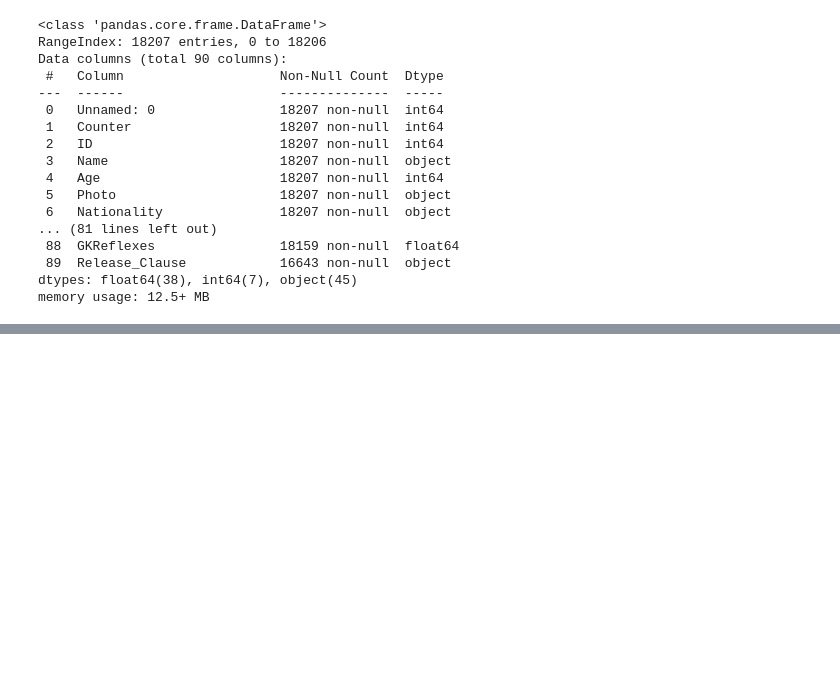
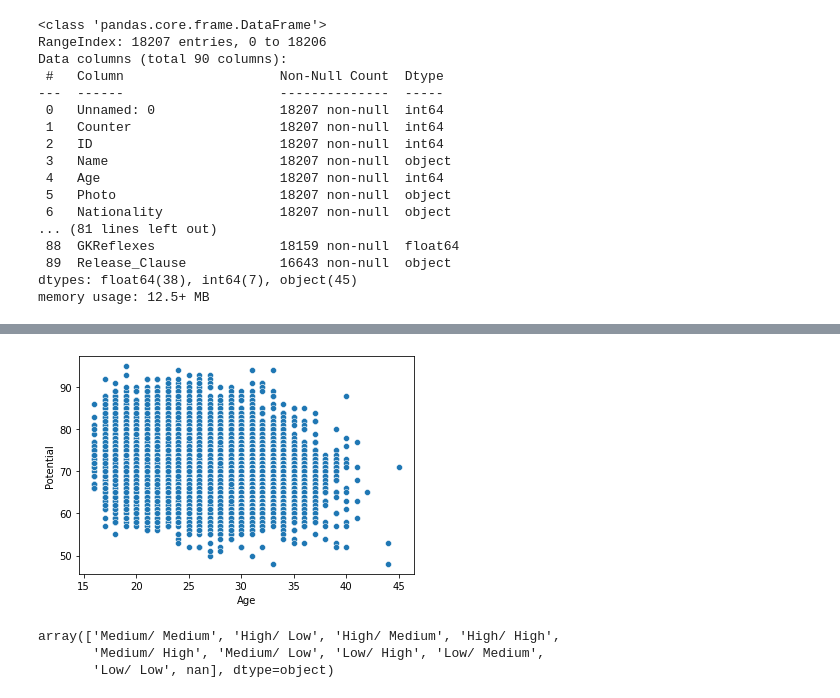
Before and after one commit to liviameinhardt/Analise_dados_trabalho_final, a Jupyter notebook: Base de dados, conexões e limpeza/db_cleaning_fifa.ipynb, the cells around one changed output, grey strips where cells are left out. Drawn from its saved outputs; the diff is of its cells as text; code cells hidden in the pictures; blank space fills up the shorter version.

```diff
--- a/Base de dados, conexões e limpeza/db_cleaning_fifa.ipynb
+++ b/Base de dados, conexões e limpeza/db_cleaning_fifa.ipynb
@@ -35,0 +63,11 @@ pd.set_option("max_columns", 20)
+# %%
+#df.groupby().mean
+sns.scatterplot(data=df, x="Age", y="Potential");
+# %% [output]
+[figure, added]
+# %%
+df['Work_Rate'].unique()
+# %% [output]
+array(['Medium/ Medium', 'High/ Low', 'High/ Medium', 'High/ High',
+       'Medium/ High', 'Medium/ Low', 'Low/ High', 'Low/ Medium',
+       'Low/ Low', nan], dtype=object)
```
Also changed, not shown: parts of 10 cells of this notebook, 1 other file.
